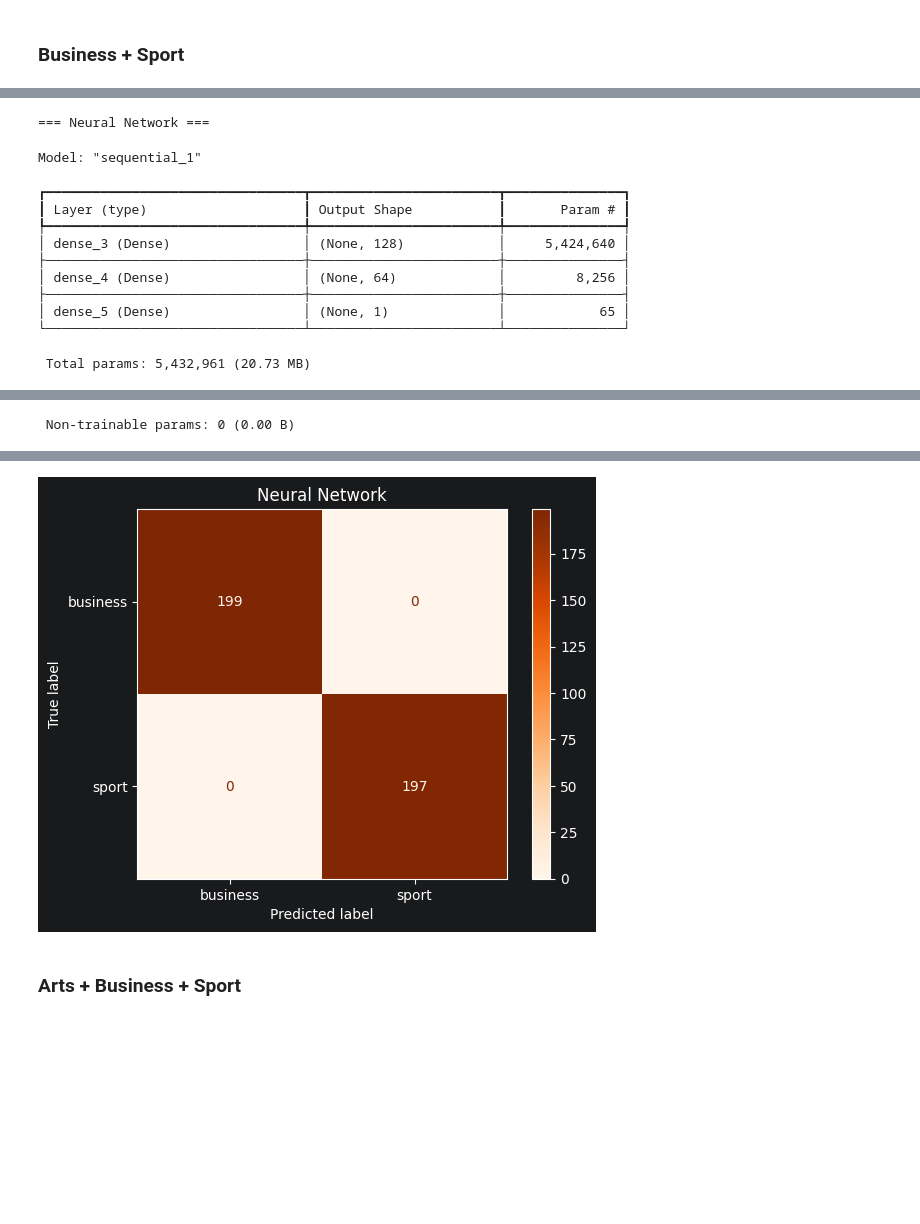
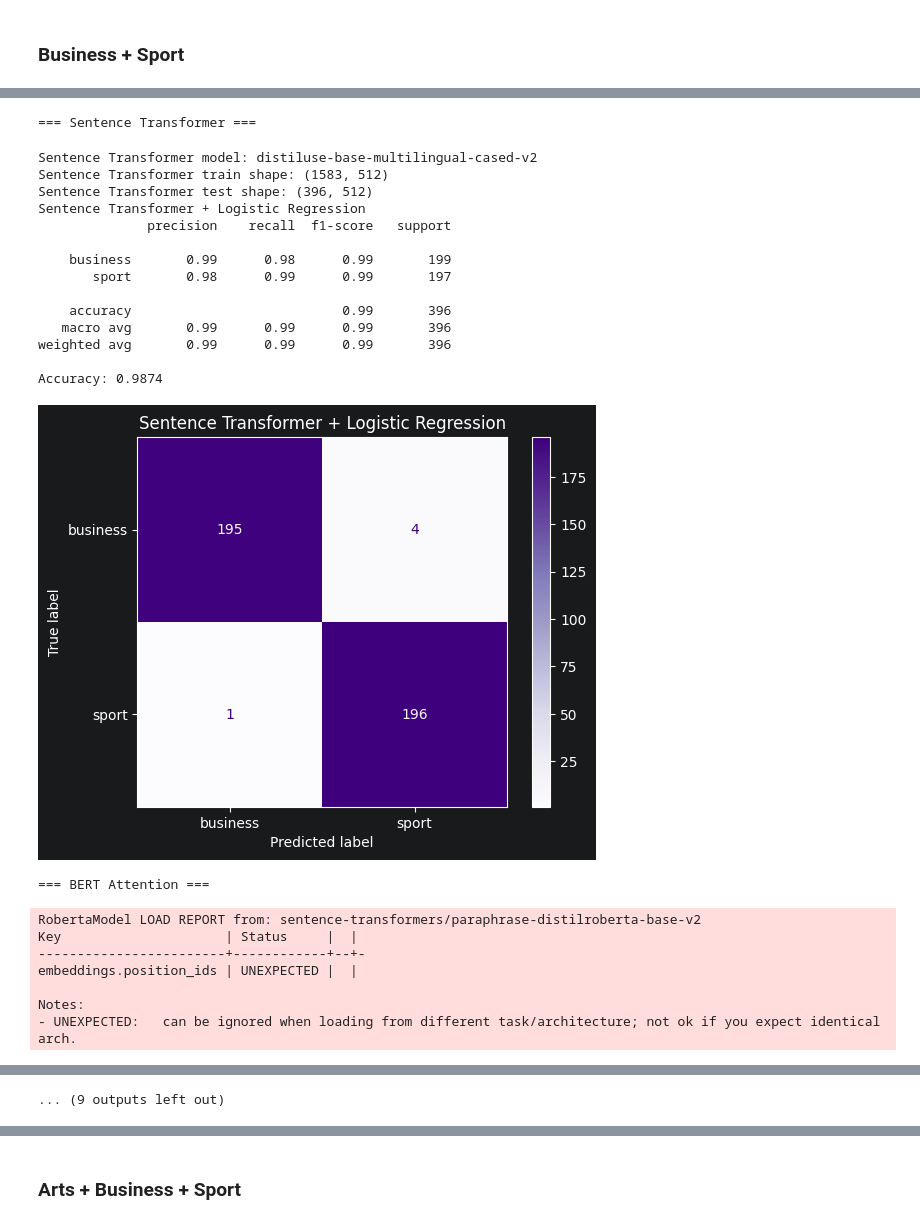
Before and after one commit to mckanziek/bbc-news-categorization, a Jupyter notebook: bbc_categorization.ipynb, the cells around one changed output, grey strips where cells are left out. Drawn from its saved outputs; the diff is of its cells as text; code cells hidden in the pictures; blank space fills up the shorter version.

Commit message:
add bert

```diff
--- a/bbc_categorization.ipynb
+++ b/bbc_categorization.ipynb
@@ -534,6 +620,7 @@ def run_pipeline(
     run_logistic_model=True,
     run_word2vec_model=False,
     run_sentence_transformer_model=False,
+    run_bert_attention_model=False,
     run_neural_model=False,
     show_dataset_summary=True,
     show_top_tokens=False,
@@ -544,11 +631,13 @@ def run_pipeline(
     tfidf_kwargs=None,
     word2vec_kwargs=None,
     sentence_transformer_kwargs=None,
+    bert_attention_kwargs=None,
     nn_kwargs=None,
 ):
     tfidf_kwargs = tfidf_kwargs or {}
     word2vec_kwargs = word2vec_kwargs or {}
     sentence_transformer_kwargs = sentence_transformer_kwargs or {}
+    bert_attention_kwargs = dict(bert_attention_kwargs or {})
     nn_kwargs = nn_kwargs or {}
 
     articles = load_dataset(sources)
@@ -621,6 +710,29 @@ def run_pipeline(
         results["sentence_transformer_model"] = sentence_transformer_model
         results["sentence_transformer_predictions"] = sentence_transformer_predictions
 
+    if run_bert_attention_model:
+        print("\n=== BERT Attention ===")
+        bert_prepare_kwargs = {
+            "model_name": bert_attention_kwargs.pop("model_name", "paraphrase-distilroberta-base-v2"),
+            "batch_size": bert_attention_kwargs.pop("batch_size", 32),
+            "normalize_embeddings": bert_attention_kwargs.pop("normalize_embeddings", True),
+        }
+        bert_temperature = bert_attention_kwargs.pop("temperature", 1.0)
+        if bert_attention_kwargs:
+            raise ValueError(f"Unknown bert_attention_kwargs: {sorted(bert_attention_kwargs.keys())}")
+
+        bert_attention_data = prepare_bert_attention_features(
+            train_articles,
+            test_articles,
+            **bert_prepare_kwargs,
+        )
+        bert_attention_predictions = run_bert_attention_classifier(
+            bert_attention_data,
+            temperature=bert_temperature,
+        )
+        results["bert_attention_data"] = bert_attention_data
+        results["bert_attention_predictions"] = bert_attention_predictions
+
     if run_neural_model:
         print("\n=== Neural Network ===")
         neural_model, neural_history, neural_predictions, label_encoder = run_neural_network(prepared_data, **nn_kwargs)
@@ -635,6 +747,14 @@ def run_pipeline(
 # %% [markdown]
 ### Arts + Business
 # %%
+default_bert_attention_kwargs = {
+    "model_name": "paraphrase-distilroberta-base-v2",
+    "batch_size": 32,
+    "normalize_embeddings": True,
+    "temperature": 1.0,
+}
+
+
 pipeline_arts_business = run_pipeline(
     sources=[
         {"path": AVAILABLE_FILES["arts"], "category": "arts"},
@@ -645,6 +765,8 @@ pipeline_arts_business = run_pipeline(
     run_word2vec_model=True,
     run_neural_model=True,
     run_sentence_transformer_model=True,
+    run_bert_attention_model=True,
+    bert_attention_kwargs=default_bert_attention_kwargs,
     show_top_tokens=False,
 )
 # %% [output]
@@ -732,6 +854,8 @@ pipeline_from_category_list = run_pipeline(
     run_word2vec_model=True,
     run_neural_model=True,
     run_sentence_transformer_model=True,
+    run_bert_attention_model=True,
+    bert_attention_kwargs=default_bert_attention_kwargs,
 )
 # %% [output]
 Articles per category:
@@ -757,42 +881,54 @@ TF-IDF train shape: (1583, 42379)
 TF-IDF test shape: (396, 42379)
 
 === Logistic Regression ===
 Logistic Regression
               precision    recall  f1-score   support
 
     business       0.99      1.00      0.99       199
        sport       1.00      0.99      0.99       197
 
     accuracy                           0.99       396
    macro avg       1.00      0.99      0.99       396
 weighted avg       0.99      0.99      0.99       396
 
 Accuracy: 0.9949
 [figure]
 === Word2Vec ===
 Word2Vec train shape: (1583, 100)
 Word2Vec test shape: (396, 100)
 Word2Vec + Logistic Regression
               precision    recall  f1-score   support
 
     business       0.99      1.00      0.99       199
        sport       1.00      0.98      0.99       197
 
     accuracy                           0.99       396
    macro avg       0.99      0.99      0.99       396
 weighted avg       0.99      0.99      0.99       396
 
 Accuracy: 0.9924
 [figure]
-=== Neural Network ===
+=== Sentence Transformer ===
-Model: "sequential_1"
+Sentence Transformer model: distiluse-base-multilingual-cased-v2
+Sentence Transformer train shape: (1583, 512)
+Sentence Transformer test shape: (396, 512)
+Sentence Transformer + Logistic Regression
+              precision    recall  f1-score   support
+
+    business       0.99      0.98      0.99       199
+       sport       0.98      0.99      0.99       197
+
+    accuracy                           0.99       396
+   macro avg       0.99      0.99      0.99       396
+weighted avg       0.99      0.99      0.99       396
+
+Accuracy: 0.9874
+[figure, new version]
-┏━━━━━━━━━━━━━━━━━━━━━━━━━━━━━━━━━┳━━━━━━━━━━━━━━━━━━━━━━━━┳━━━━━━━━━━━━━━━┓
-┃ Layer (type)                    ┃ Output Shape           ┃       Param # ┃
-┡━━━━━━━━━━━━━━━━━━━━━━━━━━━━━━━━━╇━━━━━━━━━━━━━━━━━━━━━━━━╇━━━━━━━━━━━━━━━┩
-│ dense_3 (Dense)                 │ (None, 128)            │     5,424,640 │
-├─────────────────────────────────┼────────────────────────┼───────────────┤
-│ dense_4 (Dense)                 │ (None, 64)             │         8,256 │
-├─────────────────────────────────┼────────────────────────┼───────────────┤
-│ dense_5 (Dense)                 │ (None, 1)              │            65 │
-└─────────────────────────────────┴────────────────────────┴───────────────┘
+=== BERT Attention ===
- Total params: 5,432,961 (20.73 MB)
+RobertaModel LOAD REPORT from: sentence-transformers/paraphrase-distilroberta-base-v2
+Key                     | Status     |  |
+------------------------+------------+--+-
+embeddings.position_ids | UNEXPECTED |  |
+
+Notes:
+- UNEXPECTED:   can be ignored when loading from different task/architecture; not ok if you expect identical arch.
@@ -800 +949 @@ Model: "sequential_1"
- Non-trainable params: 0 (0.00 B)
+... (9 outputs left out)
@@ -818,4 +950,3 @@ Accuracy: 1.0000
-[figure, old version]
 # %% [markdown]
 ### Arts + Business + Sport
 # %%
```
Also changed, not shown: parts of 5 cells of this notebook.
